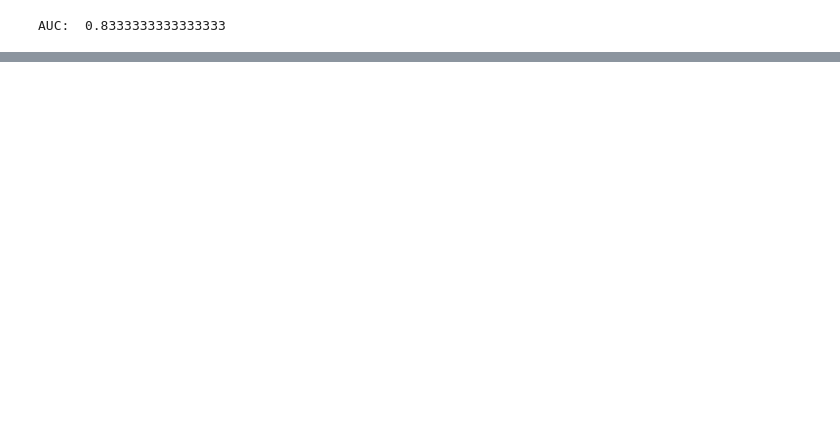
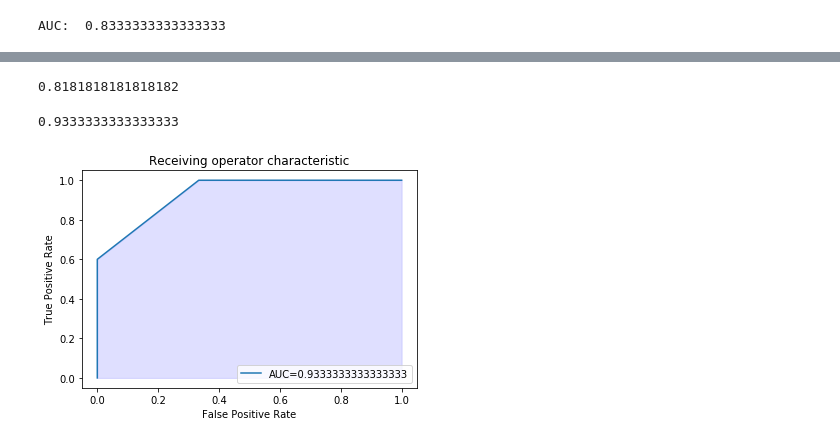
Before and after one commit to Bobnana/Week2Public, a Jupyter notebook: My_stuff/Challenge Problem Week 2.ipynb, the cells around one changed output, grey strips where cells are left out. Drawn from its saved outputs; the diff is of its cells as text; code cells hidden in the pictures; blank space fills up the shorter version.

```diff
--- a/My_stuff/Challenge Problem Week 2.ipynb
+++ b/My_stuff/Challenge Problem Week 2.ipynb
@@ -871,0 +1068,3 @@ AUC:  1.0
+# %%
+val_data = pd.read_csv('new_AllData.csv')
+val_data
@@ -871,0 +1084,9 @@ AUC:  1.0
+# %%
+scaler = StandardScaler()
+for item in ['Stress_Scale', 'Sleep', 'Caffeine', 'S_Intensity_var', 'S_Formant_1_avg']:
+    norm_data = val_data[item].values.reshape(-1, 1)
+    scaler.fit(norm_data)
+    val_data['n' + item] = scaler.transform(norm_data)
+
+    val_data = val_data.drop([item], axis=1)
+val_data
@@ -871,0 +1106,3 @@ AUC:  1.0
+# %%
+x_cols = ['nSleep', 'nStress_Scale']
+y_col = ['Labels']
@@ -871,0 +1124,5 @@ AUC:  1.0
+# %%
+model = RandomForestClassifier(n_estimators=100).fit(val_data[x_cols], val_data[y_col])
+model.score(val_data[x_cols], val_data[y_col])
+# %% [output]
+0.8181818181818182
@@ -871,0 +1131,20 @@ AUC:  1.0
+# %%
+y_pred = model.predict_proba(val_data[x_cols])[:, 1]
+
+fpr, tpr, _ = roc_curve(val_data[y_col], y_pred)
+
+fig, ax = plt.subplots()
+ax.set_title('Receiving operator characteristic')
+ax.set_xlabel('False Positive Rate')
+ax.set_ylabel('True Positive Rate')
+
+auc_score = auc(fpr, tpr)
+ax.plot(fpr, tpr, label=f'AUC={auc_score}')
+ax.fill_between(fpr, tpr, y2=0, color='#0000ff20')
+ax.legend()
+print(auc_score)
+
+fig.savefig('validate_auc.png', transparent=True)
+# %% [output]
+0.9333333333333333
+[figure, added]
```
Also changed, not shown: parts of 54 cells of this notebook, 5 other files.
